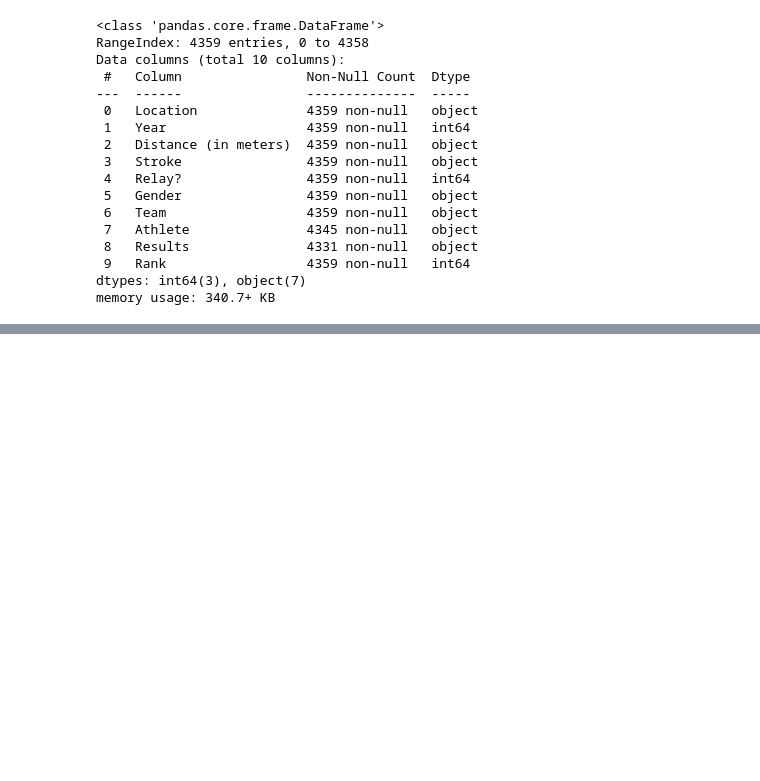
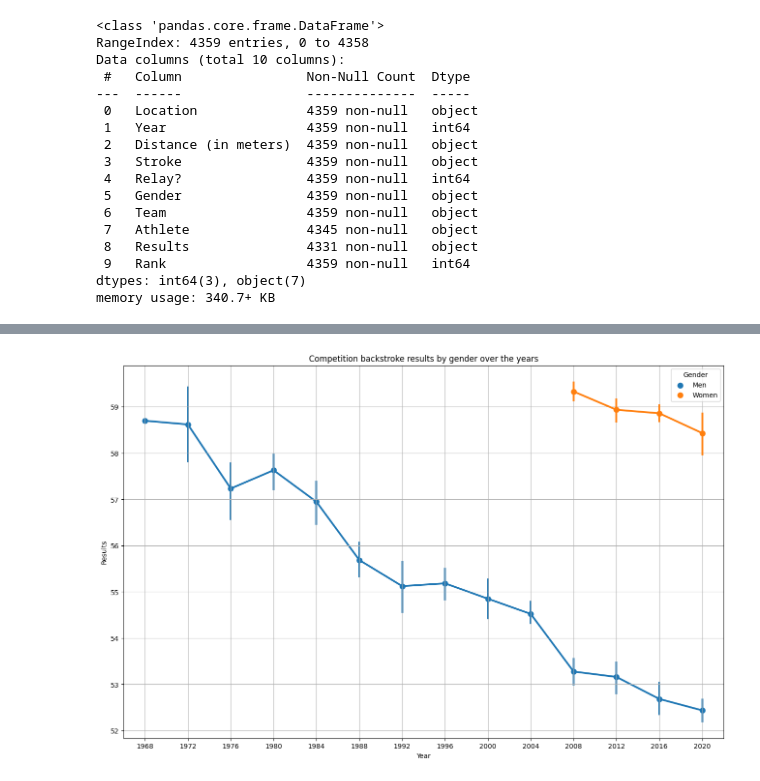
Before and after one commit to BrayanRobert/Exploratory_Analysis_Swimming, a Jupyter notebook: swimming.ipynb, the cells around one changed output, grey strips where cells are left out. Cells and saved outputs as stored; diff of their text form; code cells hidden in the pictures; blank space fills up the shorter version.

```diff
--- a/swimming.ipynb
+++ b/swimming.ipynb
@@ -58,0 +124,7 @@ df.head()
+# %%
+_, ax = plt.subplots(nrows=1, sharex=True, figsize=(16,10))
+sns.pointplot(data=df_backstroke_filtered, x="Year", y="Results", hue="Gender")
+ax.set_title("Competition backstroke results by gender over the years")
+ax.grid()
+# %% [output]
+[figure, added]
```
Also changed, not shown: parts of 11 cells of this notebook.
